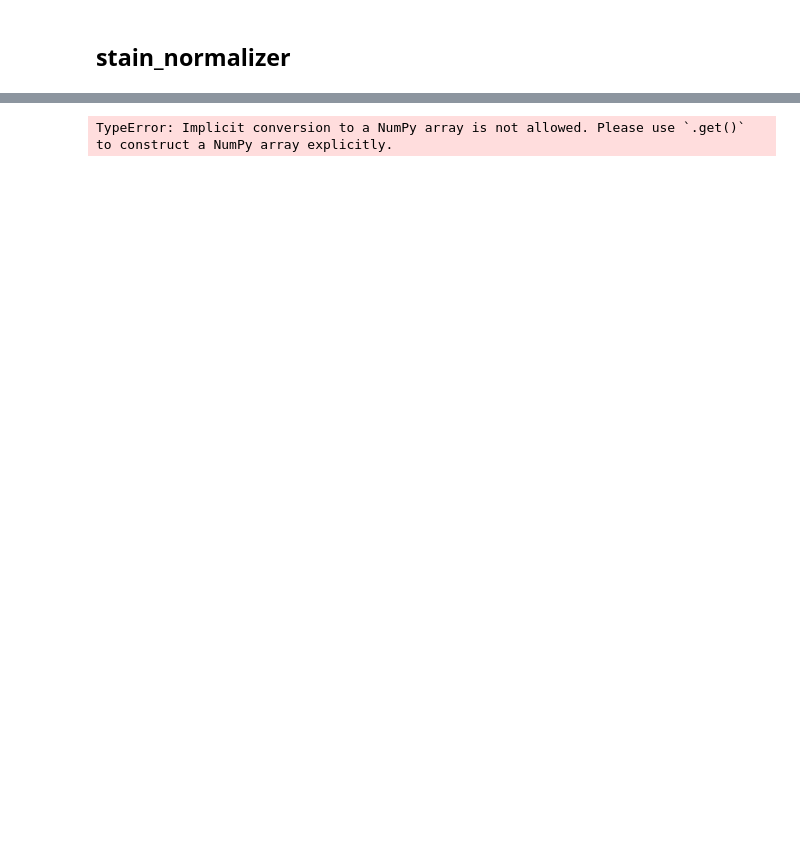
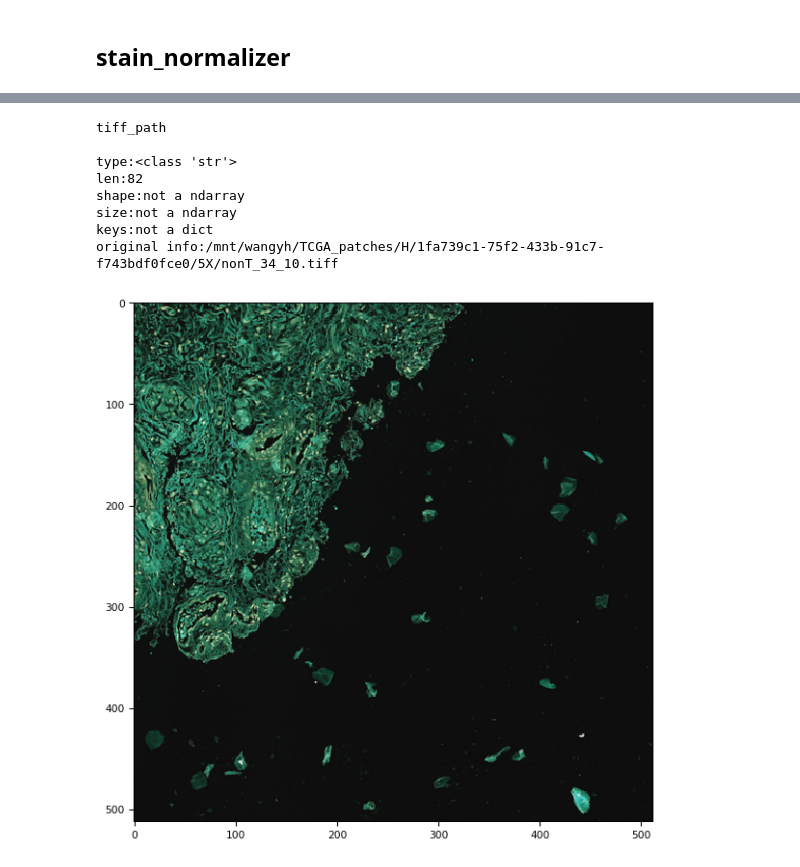
Before and after one commit to wangyh97/patho_AI, a Jupyter notebook: testing program.ipynb, the cells around one changed output, grey strips where cells are left out. Drawn from its saved outputs; the diff is of its cells as text; code cells hidden in the pictures; blank space fills up the shorter version.

```diff
--- a/testing program.ipynb
+++ b/testing program.ipynb
@@ -527,6 +584,12 @@ def gen_normal_size(I_list,target_shape=(512,512,3)):
         except Exception as e:
             print(e)
             pass
+
+def tiff_checker(tiff_path):
+    show_info(tiff_path = tiff_path)
+    tif.imshow(tif.imread(tiff_path))
+
+
 timer = Timer('target_proc')
 # %%
 template_paths = [i for i in gen_normal_size(glob.glob('/mnt/wangyh/TCGA_patches/H/0f5b4de3-f7ed-4439-bf2d-621d0af6a2a3/5X/*.tiff'))]
@@ -564,4 +626,12 @@ norm finish!,consuming 2.7981491670943797
 # %%
-tif.imsave('normed',normed)
+tiff_checker(target_paths[1])
 # %% [output]
-TypeError: Implicit conversion to a NumPy array is not allowed. Please use `.get()` to construct a NumPy array explicitly.
+tiff_path
+
+type:<class 'str'>
+len:82
+shape:not a ndarray
+size:not a ndarray
+keys:not a dict
+original info:/mnt/wangyh/TCGA_patches/H/1fa739c1-75f2-433b-91c7-f743bdf0fce0/5X/nonT_34_10.tiff
+[figure, added]
```
Also changed, not shown: parts of 11 cells of this notebook, 12 other files.
